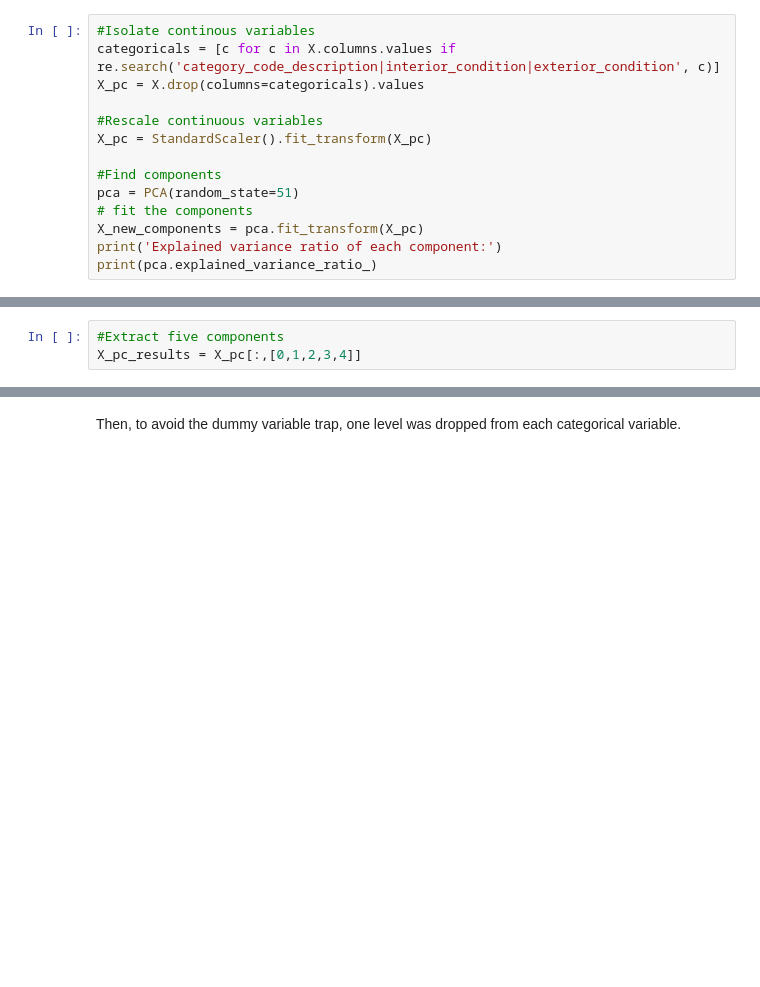
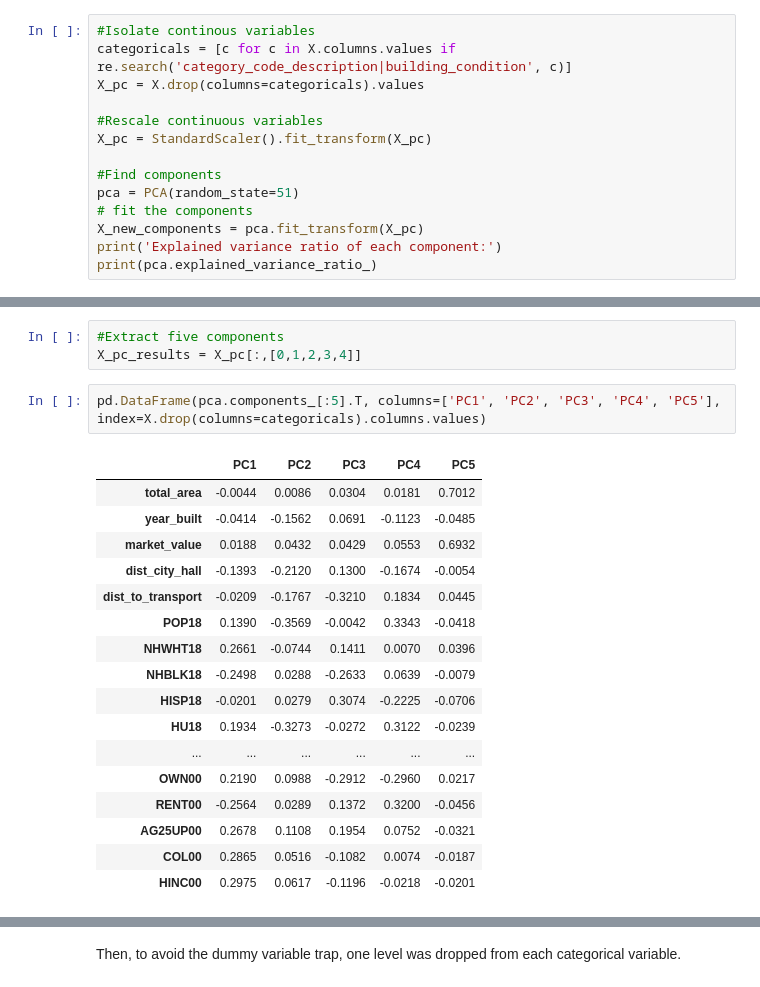
Before and after one commit to caranvr/DSSS-predicting-demolition, a Jupyter notebook: predicting-demolition.ipynb, the cells around one changed output, grey strips where cells are left out. Drawn from its saved outputs; the diff is of its cells as text; blank space fills up the shorter version.

```diff
--- a/predicting-demolition.ipynb
+++ b/predicting-demolition.ipynb
@@ -386,7 +394,7 @@ Y = df_var['demolition']
 To account for multicollinearity between features while preserving the information they contain, continuous features were transformed into principal components, which were then used as inputs to a logistic regression model to predict demolition.
 # %%
 #Isolate continous variables
-categoricals = [c for c in X.columns.values if re.search('category_code_description|interior_condition|exterior_condition', c)]
+categoricals = [c for c in X.columns.values if re.search('category_code_description|building_condition', c)]
 X_pc = X.drop(columns=categoricals).values
 
 #Rescale continuous variables
@@ -418,3 +426,23 @@ The eigenvalue of each principal component indicates how much variance the compo
 # %%
 #Extract five components
 X_pc_results = X_pc[:,[0,1,2,3,4]]
+# %%
+pd.DataFrame(pca.components_[:5].T, columns=['PC1', 'PC2', 'PC3', 'PC4', 'PC5'], index=X.drop(columns=categoricals).columns.values)
+# %% [output]
+|  | PC1 | PC2 | PC3 | PC4 | PC5 |
+| total_area | -0.0044 | 0.0086 | 0.0304 | 0.0181 | 0.7012 |
+| year_built | -0.0414 | -0.1562 | 0.0691 | -0.1123 | -0.0485 |
+| market_value | 0.0188 | 0.0432 | 0.0429 | 0.0553 | 0.6932 |
+| dist_city_hall | -0.1393 | -0.2120 | 0.1300 | -0.1674 | -0.0054 |
+| dist_to_transport | -0.0209 | -0.1767 | -0.3210 | 0.1834 | 0.0445 |
+| POP18 | 0.1390 | -0.3569 | -0.0042 | 0.3343 | -0.0418 |
+| NHWHT18 | 0.2661 | -0.0744 | 0.1411 | 0.0070 | 0.0396 |
+| NHBLK18 | -0.2498 | 0.0288 | -0.2633 | 0.0639 | -0.0079 |
+| HISP18 | -0.0201 | 0.0279 | 0.3074 | -0.2225 | -0.0706 |
+| HU18 | 0.1934 | -0.3273 | -0.0272 | 0.3122 | -0.0239 |
+| ... | ... | ... | ... | ... | ... |
+| OWN00 | 0.2190 | 0.0988 | -0.2912 | -0.2960 | 0.0217 |
+| RENT00 | -0.2564 | 0.0289 | 0.1372 | 0.3200 | -0.0456 |
+| AG25UP00 | 0.2678 | 0.1108 | 0.1954 | 0.0752 | -0.0321 |
+| COL00 | 0.2865 | 0.0516 | -0.1082 | 0.0074 | -0.0187 |
+| HINC00 | 0.2975 | 0.0617 | -0.1196 | -0.0218 | -0.0201 |
```
Also changed, not shown: parts of 41 cells of this notebook.
